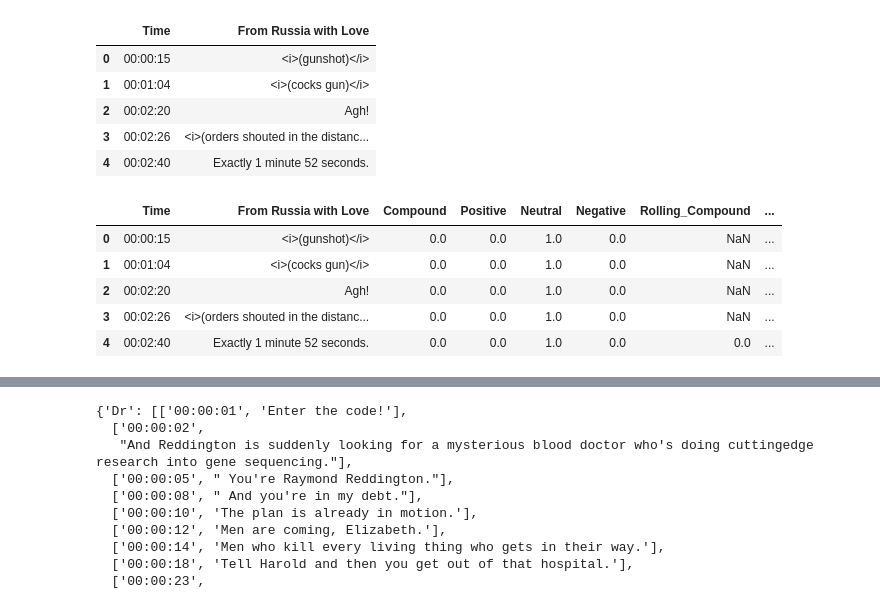
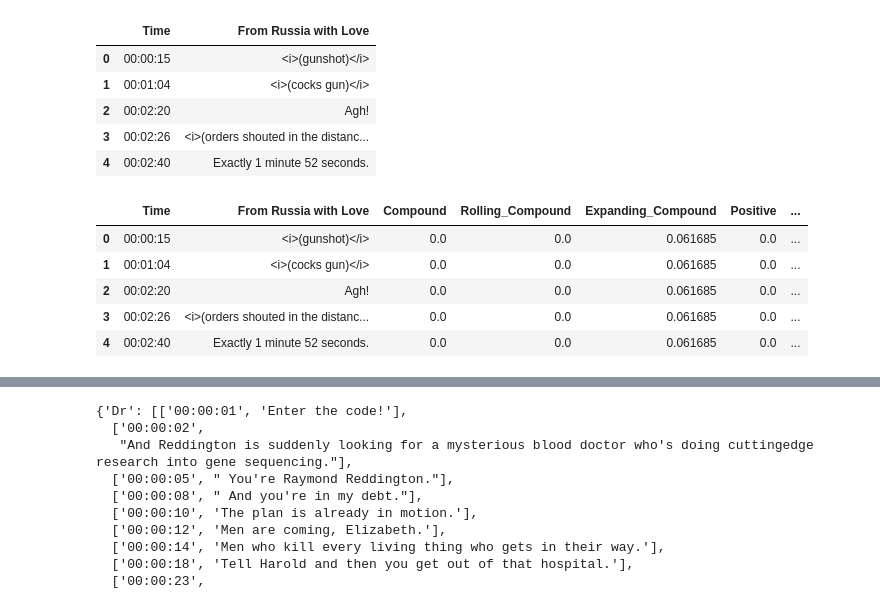
Before and after one commit to BrendanMoore42/JamesBondAnalysis, a Jupyter notebook: James_Bond_Analysis.ipynb, the cells around one changed output, grey strips where cells are left out. Cells and saved outputs as stored; diff of their text form; code cells hidden in the pictures.

```diff
--- a/James_Bond_Analysis.ipynb
+++ b/James_Bond_Analysis.ipynb
@@ -220,20 +220,21 @@ bond_dfs[0].head(5)
 # %%
 for pierce, brosnan in enumerate(bond_dfs):
     brosnan["All_Sent"] = brosnan[brosnan.columns[1]].apply(lambda x: get_sentiment(x))
     for bond, james in enumerate(["Compound", "Positive", "Neutral", "Negative"]):
         brosnan[james] = brosnan["All_Sent"].apply(lambda x: x[bond])
-        brosnan[f"Rolling_{james}"] = brosnan[james].rolling(5,5).mean()
-        brosnan[f"Expanding_{james}"] = brosnan[james].expanding(20).mean()
+        brosnan[f"Rolling_{james}"] = brosnan[james].rolling(5,5).mean().fillna(method='bfill')
+        brosnan[f"Expanding_{james}"] = brosnan[james].expanding(20).mean().fillna(method='bfill')
     del brosnan["All_Sent"]
+#     brosnan = brosnan[brosnan.Compound != 0]
     brosnan['Time'] = pd.to_datetime(brosnan['Time'], format= '%H:%M:%S' ).dt.time
 
 
     """Don't remove the italics because some dialogue is randomly surounded by symbols with no regard"""
 bond_dfs[0].head(5)
 # %% [output]
-|  | Time | From Russia with Love | Compound | Positive | Neutral | Negative | Rolling_Compound | ... |
-| 0 | 00:00:15 | <i>(gunshot)</i> | 0.0 | 0.0 | 1.0 | 0.0 | NaN | ... |
-| 1 | 00:01:04 | <i>(cocks gun)</i> | 0.0 | 0.0 | 1.0 | 0.0 | NaN | ... |
-| 2 | 00:02:20 | Agh! | 0.0 | 0.0 | 1.0 | 0.0 | NaN | ... |
-| 3 | 00:02:26 | <i>(orders shouted in the distanc... | 0.0 | 0.0 | 1.0 | 0.0 | NaN | ... |
-| 4 | 00:02:40 | Exactly 1 minute 52 seconds. | 0.0 | 0.0 | 1.0 | 0.0 | 0.0 | ... |
+|  | Time | From Russia with Love | Compound | Rolling_Compound | Expanding_Compound | Positive | ... |
+| 0 | 00:00:15 | <i>(gunshot)</i> | 0.0 | 0.0 | 0.061685 | 0.0 | ... |
+| 1 | 00:01:04 | <i>(cocks gun)</i> | 0.0 | 0.0 | 0.061685 | 0.0 | ... |
+| 2 | 00:02:20 | Agh! | 0.0 | 0.0 | 0.061685 | 0.0 | ... |
+| 3 | 00:02:26 | <i>(orders shouted in the distanc... | 0.0 | 0.0 | 0.061685 | 0.0 | ... |
+| 4 | 00:02:40 | Exactly 1 minute 52 seconds. | 0.0 | 0.0 | 0.061685 | 0.0 | ... |
```
Also changed, not shown: parts of 2 cells of this notebook, 3 other files.
